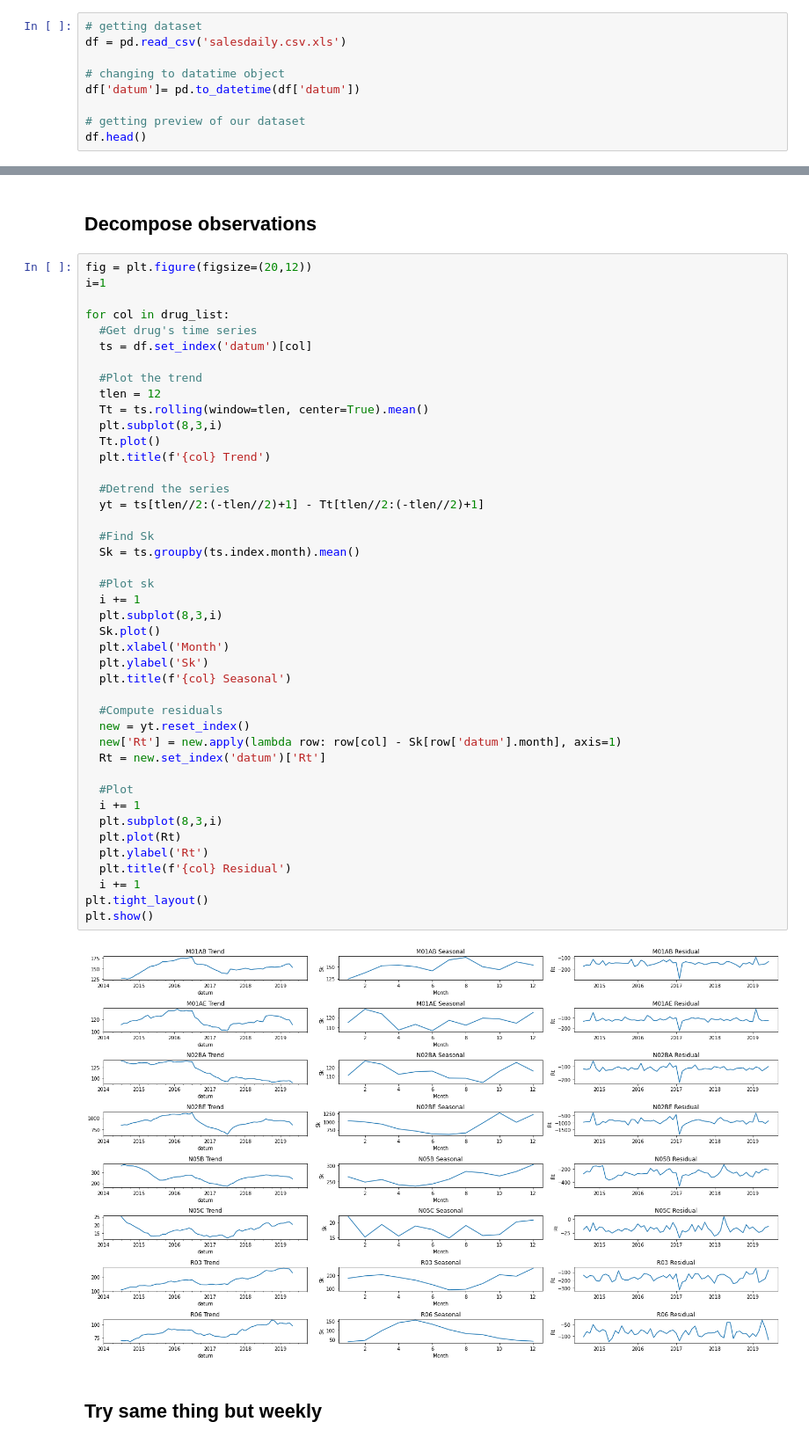
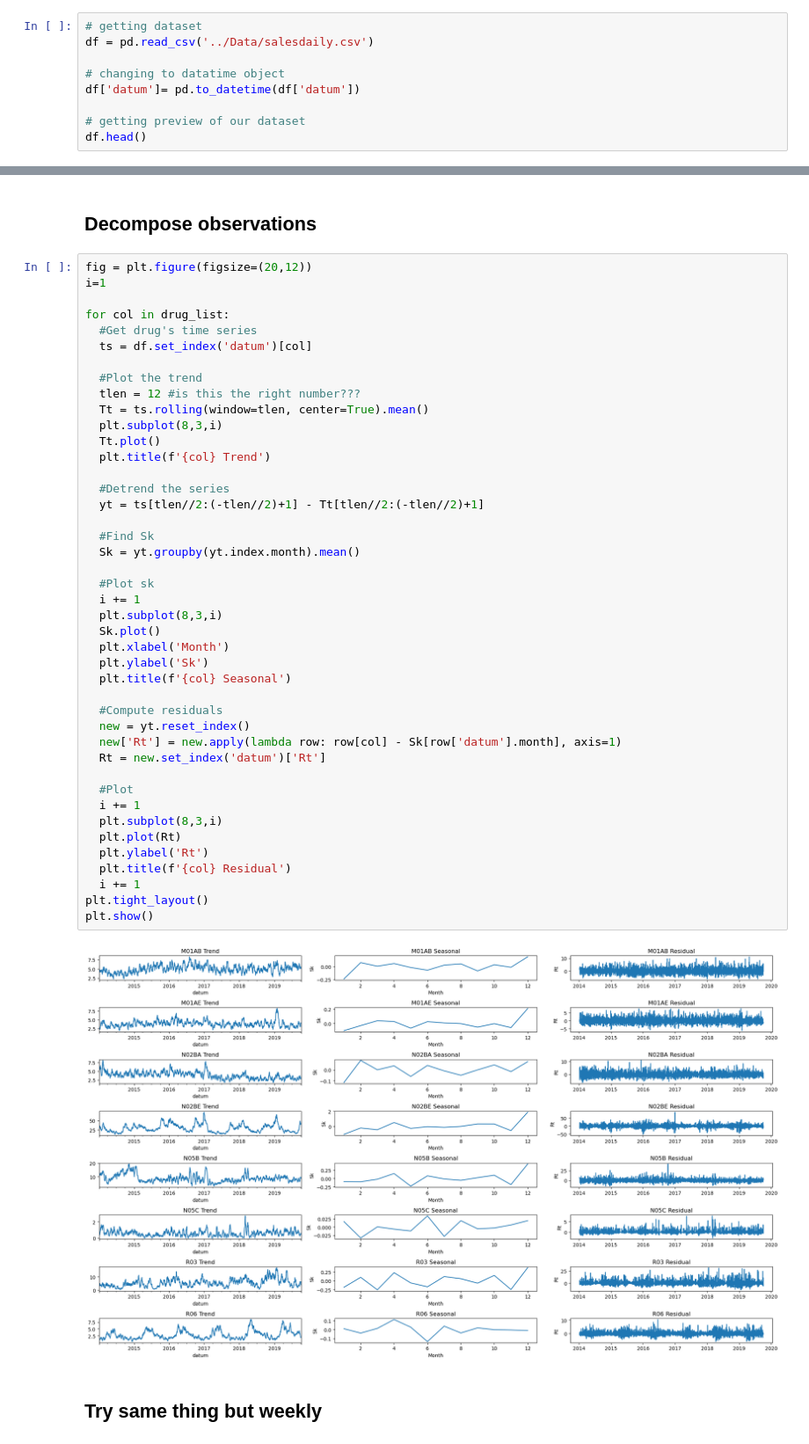
Before and after one commit to chloe-engler-hart/vol3_project, a Jupyter notebook: Scripts/decomp_ARIMA.ipynb, the cells around one changed output, grey strips where cells are left out. Shown at 88% size. Drawn from its saved outputs; the diff is of its cells as text.

Commit message:
Used detrended data for seasonal

```diff
--- a/Scripts/decomp_ARIMA.ipynb
+++ b/Scripts/decomp_ARIMA.ipynb
@@ -23,7 +23,7 @@ import pandas as pd
 Here we upload the `salesdaily.csv` in an attempt to forecast future drug purchase quantities.
 # %%
 # getting dataset
-df = pd.read_csv('salesdaily.csv.xls')
+df = pd.read_csv('../Data/salesdaily.csv')
 
 # changing to datatime object
 df['datum']= pd.to_datetime(df['datum'])
@@ -553,42 +553,42 @@ for col in drug_list:
   ts = df.set_index('datum')[col]
 
   #Plot the trend
-  tlen = 12
+  tlen = 12 #is this the right number???
   Tt = ts.rolling(window=tlen, center=True).mean()
   plt.subplot(8,3,i)
   Tt.plot()
   plt.title(f'{col} Trend')
 
   #Detrend the series
   yt = ts[tlen//2:(-tlen//2)+1] - Tt[tlen//2:(-tlen//2)+1]
 
   #Find Sk
-  Sk = ts.groupby(ts.index.month).mean()
+  Sk = yt.groupby(yt.index.month).mean()
 
   #Plot sk
   i += 1
   plt.subplot(8,3,i)
   Sk.plot()
   plt.xlabel('Month')
   plt.ylabel('Sk')
   plt.title(f'{col} Seasonal')
 
   #Compute residuals
   new = yt.reset_index()
   new['Rt'] = new.apply(lambda row: row[col] - Sk[row['datum'].month], axis=1)
   Rt = new.set_index('datum')['Rt']
 
   #Plot
   i += 1
   plt.subplot(8,3,i)
   plt.plot(Rt)
   plt.ylabel('Rt')
   plt.title(f'{col} Residual')
   i += 1
 plt.tight_layout()
 plt.show()
 # %% [output]
-[figure, old version]
+[figure, new version]
 # %% [markdown]
 ## Try same thing but weekly
 # %%
```
Also changed, not shown: parts of 5 cells of this notebook.
